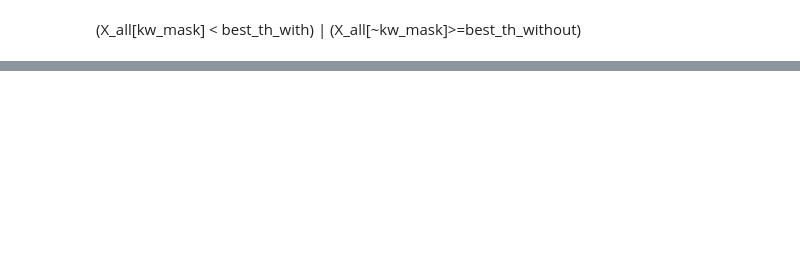
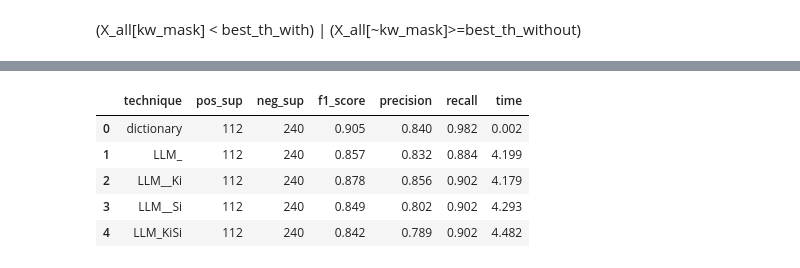
Before and after one commit to allmin/event_log_from_text, a Jupyter notebook: scripts/05_disagreement_analysis.ipynb, the cells around one changed output, grey strips where cells are left out. Saved outputs shown, nothing was run; the diff lists cells and outputs as text; code cells hidden in the pictures; blank space fills up the shorter version.

```diff
--- a/scripts/05_disagreement_analysis.ipynb
+++ b/scripts/05_disagreement_analysis.ipynb
@@ -323,7 +338,20 @@ from glob import glob
 import os
 import pandas as pd
 import json
-analysis_type = "disagreement"
+analysis_type = "all"
+
+def get_time(x):
+    x = np.array(x)
+    # Remove NaNs
+    x = x[~np.isnan(x)]
+    # If less than 3 values, just return mean
+    if len(x) < 3:
+        return np.mean(x)
+    # Remove outliers using IQR
+    q1, q3 = np.percentile(x, [25, 75])
+    iqr = q3 - q1
+    mask = (x >= q1 - 1.5 * iqr) & (x <= q3 + 1.5 * iqr)
+    return np.mean(x[mask])
 
 def get_event(x):
     if x["event"] != "Unknown":
@@ -349,7 +377,14 @@ def get_event(x):
         x["event"] = "Unknown"
     return x["event"]
 
-def get_keyword(x, event_type="Sleep"):
+def fixnames(ls,suffix,remove):
+    LS=[]
+    for s in ls:
+        s = s.replace("_dict_evidence","_Ki").replace("_embedder_evidence","_Si").replace("_no_evidence","").replace("_all_evidence","KiSi").replace("Event_Name_",'').replace("_Events",'_').replace('_'+remove,"")
+        LS.append(s+suffix)
+    return LS
+
+def get_keyword(x, event_type):
     x = x.copy()  # avoid modifying original
     try:
         raw = x.get("raw_output", "")
@@ -381,7 +416,10 @@ def get_keyword(x, event_type="Sleep"):
         x["keyword"] = "Unknown"
     return x["keyword"]
 
+LLM_dict = {}
+df_both = pd.read_pickle("../exports/dictionary_biolord_features.pkl")
 for ET in ["Sleep"]:
+    print(f"********************{ET}************************")
     disag_uid = result_dict[ET]['disagreement_uid']
     llm_files = glob(f"../exports/llm/{ET}/*.pkl")
     gt_file = glob(f"../exports/groundtruth/Annotated/{ET}*.xlsx")[0]
@@ -389,11 +427,12 @@ for ET in ["Sleep"]:
     gt_df = gt_df.dropna(subset=f"gt_{ET}")
     llm_models = ['LLM_Events_no_evidence','LLM_Events_dict_evidence','LLM_Events_embedder_evidence','LLM_Events_all_evidence']
     # gt_df = gt_df.groupby("UID")[f"gt_{ET}"].agg(lambda x: max(x)).reset_index()
-    gt_df = gt_df.groupby("UID")[[f"{ET}_similarity", f"gt_{ET}", "is_keyword_present", "Sentence_dictionary","Lemma"]].agg(lambda x: max(x) if len(set(x))>1 else set(x).pop()).reset_index()
+    gt_df = gt_df.groupby("UID")[[f"{ET}_similarity", f"gt_{ET}", "is_keyword_present", "Sentence_dictionary","Lemma","HADM_ID"]].agg(lambda x: max(x) if len(set(x))>1 else set(x).pop()).reset_index()
     uid_to_gt = {row['UID']:row[f"gt_{ET}"] for _,row in gt_df.iterrows()}
     uid_to_key_present = {row['UID']:row[f"is_keyword_present"] for _,row in gt_df.iterrows()}
     uid_to_lemma = {row['UID']:row[f"Lemma"] for _,row in gt_df.iterrows()}
-
+    uid_to_hadmid = {row['UID']:row[f"HADM_ID"] for _,row in gt_df.iterrows()}
+    uid_to_dict_time = {row['UID']:row[f"Time_dictionary"] for _,row in df_both.iterrows()}
     output_folder = f"../exports/disagreements/{ET}"
     os.makedirs(output_folder,exist_ok=True)
     for file in llm_files:
@@ -405,7 +444,13 @@ for ET in ["Sleep"]:
         #     print("keyword not requested")
         #     continue
         phrase_requested = eval(phrase_requested)
+        suffix = "Ko" if keyword_requested else ""
+        suffix = suffix + ("Qo" if phrase_requested else "")
+
+        print(suffix,keyword_requested,phrase_requested,filename)
+
         df = pd.read_pickle(file)
+        df[f'dictionary_{ET}_time'] = df["UID"].apply(lambda x:uid_to_dict_time.get(x))
         if analysis_type == "disagreement":
             df = df[df.UID.isin(disag_uid)]
         elif analysis_type =="agreement":
@@ -417,11 +462,14 @@ for ET in ["Sleep"]:
         df["focus_event"] = ET
         df[f"GT_{ET}"] = df["UID"].apply(lambda x:uid_to_gt.get(x))
         df[f"is_keyword_present"] = df["UID"].apply(lambda x:uid_to_key_present.get(x))
+        display(df.is_keyword_present.value_counts())
         df[f"dict_Lemma"] = df["UID"].apply(lambda x:uid_to_lemma.get(x))
+        df[f"HADM_ID"] = df["UID"].apply(lambda x:uid_to_lemma.get(x))
         df.dropna(subset=f"GT_{ET}",inplace=True)
         for col in llm_models:
             df[f"Event_Name_{col}"] = df[col].apply(get_event)
             df[f"Keyword_{col}"] = df[col].apply(lambda x:get_keyword(x,ET))
+            df[f"{col}_{ET}_time"] = df[col].apply(lambda x:x['event_detection_time'])
         if len(df) > 1:
             first_row = df.iloc[0]
             splittable_columns = ["Event_Name_dictionary",'Event_Name_LLM_Events_no_evidence','Event_Name_LLM_Events_dict_evidence','Event_Name_LLM_Events_embedder_evidence','Event_Name_LLM_Events_all_evidence']
@@ -434,34 +482,40 @@ for ET in ["Sleep"]:
             for col in splittable_columns:
                 generated_column = f"{col}_{ET}"
                 df[generated_column] = df[col].apply(lambda x: 1 if ET in x else 0)
+
                 generated_columns.append(generated_column)
 
-            f1s, accs, precs, recs = [],[],[],[]
+            f1s, accs, precs, recs, psup, nsup, times = [],[],[],[],[],[],[]
+            y_gt = df[f"GT_{ET}"]
+            LLM_dict[(keyword_requested,phrase_requested,f"gt_{ET}")] = y_gt
             for col in generated_columns:
-                y_gt = df[f"GT_{ET}"]
                 preds = df[col]
+                LLM_dict[(keyword_requested,phrase_requested,col)] = preds
                 f1s.append(f1_score(y_gt, preds))
                 accs.append(accuracy_score(y_gt, preds))
                 precs.append(precision_score(y_gt, preds, zero_division=0))
                 recs.append(recall_score(y_gt, preds))
+                psup.append(sum(y_gt))
+                nsup.append(sum(y_gt==0))
+                times.append(get_time(df[f"{col.lstrip('Event_Name_')}_time"]))
 
-            for col in llm_models:
-                df[f"Event_Name_{col}_str"] = df[f"Event_Name_{col}"].astype(str)
-                df[f"Keyword_{col}_str"] = df[f"Keyword_{col}"].astype(str)
-                print("****keyword present and ground truth is 1")
-                print(df[df.is_keyword_present & df[f"GT_{ET}"]][['dict_Lemma',f'Event_Name_{col}_str',f'Keyword_{col}_str',f"GT_{ET}"]].value_counts(dropna=False).reset_index())
-                print("****keyword present but ground truth is 0")
-                print(df[df.is_keyword_present & ~df[f"GT_{ET}"]][['dict_Lemma',f'Event_Name_{col}_str',f'Keyword_{col}_str',f"GT_{ET}"]].value_counts(dropna=False).reset_index())
-                print("****keyword absent but ground truth is 1")
-                print(df[~df.is_keyword_present & df[f"GT_{ET}"]][['dict_Lemma',f'Event_Name_{col}_str',f'Keyword_{col}_str',f"GT_{ET}"]].value_counts(dropna=False).reset_index())
-                print("****keyword absent but ground truth is 0")
-                print(df[~df.is_keyword_present & ~df[f"GT_{ET}"]][['dict_Lemma',f'Event_Name_{col}_str',f'Keyword_{col}_str',f"GT_{ET}"]].value_counts(dropna=False).reset_index())
+            # for col in llm_models:
+            #     df[f"Event_Name_{col}_str"] = df[f"Event_Name_{col}"].astype(str)
+            #     df[f"Keyword_{col}_str"] = df[f"Keyword_{col}"].astype(str)
+            #     print("****keyword present and groundtruth is 1")
+            #     display(df[df.is_keyword_present & df[f"GT_{ET}"]][['dict_Lemma',f'Event_Name_{col}_str',f'Keyword_{col}_str',f"GT_{ET}"]].value_counts(dropna=False).reset_index())
+            #     print("****keyword present but groundtruth is 0")
+            #     display(df[df.is_keyword_present & ~df[f"GT_{ET}"]][['dict_Lemma',f'Event_Name_{col}_str',f'Keyword_{col}_str',f"GT_{ET}"]].value_counts(dropna=False).reset_index())
+            #     print("****keyword absent and groundtruth is 1")
+            #     display(df[~df.is_keyword_present & df[f"GT_{ET}"]][['dict_Lemma',f'Event_Name_{col}_str',f'Keyword_{col}_str',f"GT_{ET}"]].value_counts(dropna=False).reset_index())
+            #     print("****keyword absent but groundtruth is 0")
+            #     display(df[~df.is_keyword_present & ~df[f"GT_{ET}"]][['dict_Lemma',f'Event_Name_{col}_str',f'Keyword_{col}_str',f"GT_{ET}"]].value_counts(dropna=False).reset_index())
 
-            results_df = {"technique":generated_columns, "f1_score":f1s, "accuracy":accs, "precision":precs, "recall":recs}
+            results_df = {"technique":fixnames(generated_columns,suffix,ET), "pos_sup": psup, "neg_sup": nsup, "f1_score":f1s, "precision":precs, "recall":recs, "time":times}
             results = pd.DataFrame(results_df)
-            plot_confusion_matrices_for_column_pairs(df, vis_columns=generated_columns)
+            plot_confusion_matrices_for_column_pairs(df, f"GT_{ET}",vis_columns=generated_columns)
             op_path = f"{output_folder}/{analysis_type}_{disagreement_type}_{filename}.xlsx"
             df.to_excel(op_path,index=False)
             print(f"file written to {op_path}")
-            print(results.to_string())
+            display(results)
 # %% [output]
@@ -488,0 +530,6 @@ Sleep_132_222_kw_False_phrase_False
+|  | technique | pos_sup | neg_sup | f1_score | precision | recall | time |
+| 0 | dictionary | 112 | 240 | 0.905 | 0.840 | 0.982 | 0.002 |
+| 1 | LLM_ | 112 | 240 | 0.857 | 0.832 | 0.884 | 4.199 |
+| 2 | LLM__Ki | 112 | 240 | 0.878 | 0.856 | 0.902 | 4.179 |
+| 3 | LLM__Si | 112 | 240 | 0.849 | 0.802 | 0.902 | 4.293 |
+| 4 | LLM_KiSi | 112 | 240 | 0.842 | 0.789 | 0.902 | 4.482 |
```
Also changed, not shown: parts of 34 cells of this notebook, 6 other files.
